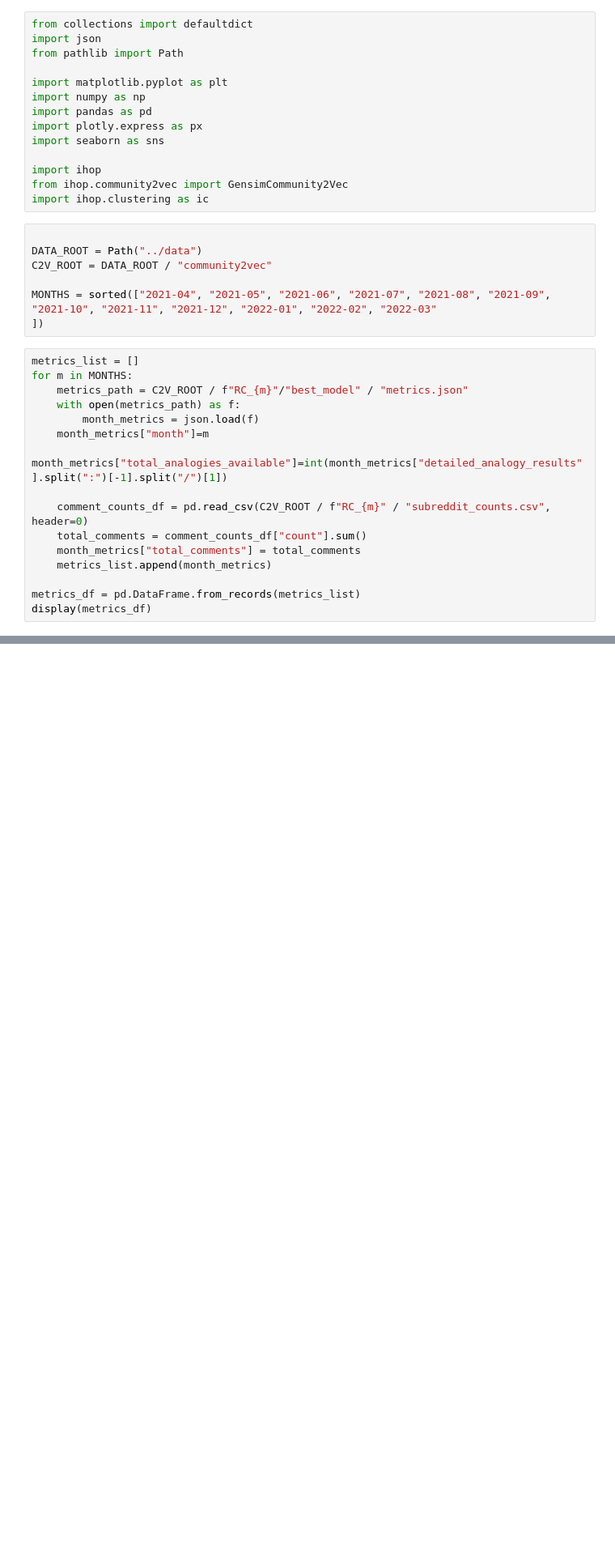
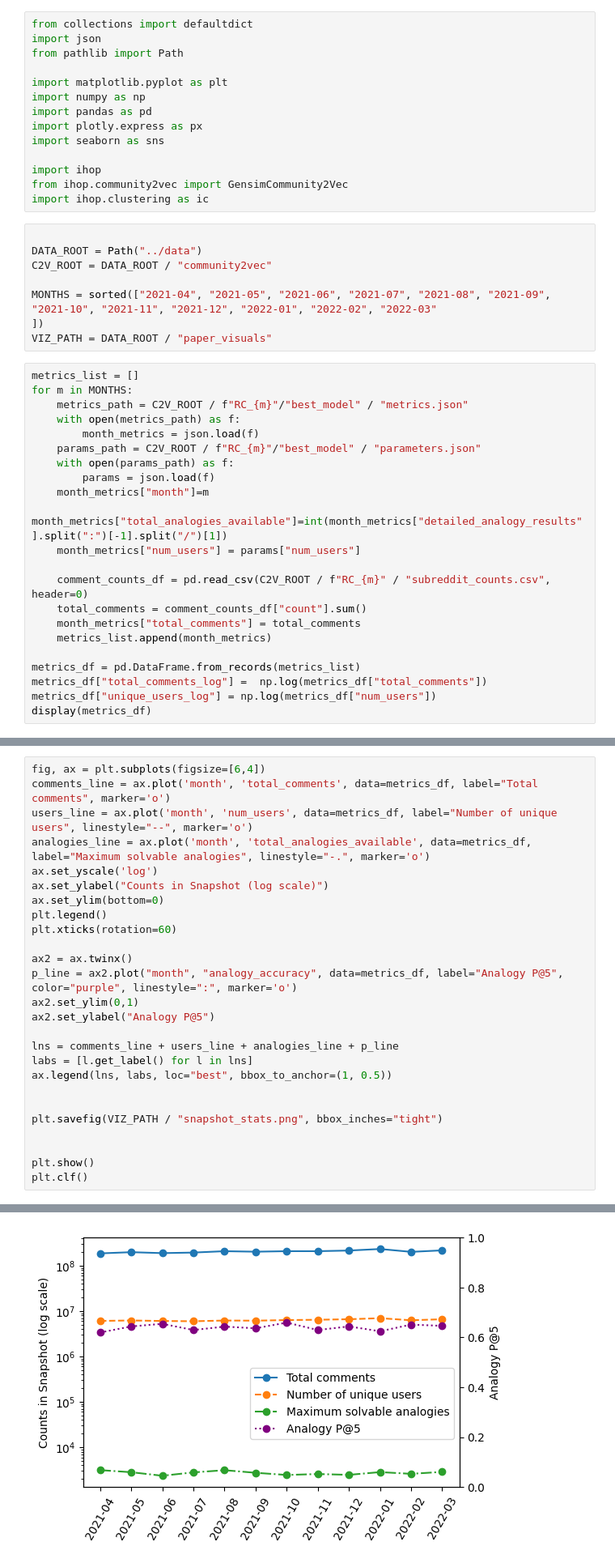
Before and after one commit to UMassCDS/IHOP-Reddit, a Jupyter notebook: notebooks/plot_final_community2vec_results.ipynb, the cells around one changed output, grey strips where cells are left out. Shown at 81% size. Cells and saved outputs as stored; diff of their text form; blank space fills up the shorter version.

```diff
--- a/notebooks/plot_final_community2vec_results.ipynb
+++ b/notebooks/plot_final_community2vec_results.ipynb
@@ -19,14 +19,19 @@ C2V_ROOT = DATA_ROOT / "community2vec"
 
 MONTHS = sorted(["2021-04", "2021-05", "2021-06", "2021-07", "2021-08", "2021-09", "2021-10", "2021-11", "2021-12", "2022-01", "2022-02", "2022-03"
 ])
+VIZ_PATH = DATA_ROOT / "paper_visuals"
 # %%
 metrics_list = []
 for m in MONTHS:
     metrics_path = C2V_ROOT / f"RC_{m}"/"best_model" / "metrics.json"
     with open(metrics_path) as f:
         month_metrics = json.load(f)
+    params_path = C2V_ROOT / f"RC_{m}"/"best_model" / "parameters.json"
+    with open(params_path) as f:
+        params = json.load(f)
     month_metrics["month"]=m
     month_metrics["total_analogies_available"]=int(month_metrics["detailed_analogy_results"].split(":")[-1].split("/")[1])
+    month_metrics["num_users"] = params["num_users"]
 
     comment_counts_df = pd.read_csv(C2V_ROOT / f"RC_{m}" / "subreddit_counts.csv", header=0)
     total_comments = comment_counts_df["count"].sum()
@@ -34,6 +39,8 @@ for m in MONTHS:
     metrics_list.append(month_metrics)
 
 metrics_df = pd.DataFrame.from_records(metrics_list)
+metrics_df["total_comments_log"] =  np.log(metrics_df["total_comments"])
+metrics_df["unique_users_log"] = np.log(metrics_df["num_users"])
 display(metrics_df)
 # %% [output]
 |  | model_id | contexts_path | analogy_accuracy | detailed_analogy_results | num_users | max_comments | epochs | ... |
@@ -73,0 +60,27 @@ plt.clf()
+# %%
+fig, ax = plt.subplots(figsize=[6,4])
+comments_line = ax.plot('month', 'total_comments', data=metrics_df, label="Total comments", marker='o')
+users_line = ax.plot('month', 'num_users', data=metrics_df, label="Number of unique users", linestyle="--", marker='o')
+analogies_line = ax.plot('month', 'total_analogies_available', data=metrics_df, label="Maximum solvable analogies", linestyle="-.", marker='o')
+ax.set_yscale('log')
+ax.set_ylabel("Counts in Snapshot (log scale)")
+ax.set_ylim(bottom=0)
+plt.legend()
+plt.xticks(rotation=60)
+
+ax2 = ax.twinx()
+p_line = ax2.plot("month", "analogy_accuracy", data=metrics_df, label="Analogy P@5", color="purple", linestyle=":", marker='o')
+ax2.set_ylim(0,1)
+ax2.set_ylabel("Analogy P@5")
+
+lns = comments_line + users_line + analogies_line + p_line
+labs = [l.get_label() for l in lns]
+ax.legend(lns, labs, loc="best", bbox_to_anchor=(1, 0.5))
+
+
+plt.savefig(VIZ_PATH / "snapshot_stats.png", bbox_inches="tight")
+
+
+plt.show()
+plt.clf()
+# %% [output]
@@ -73,0 +89 @@ plt.clf()
+[figure, added]
```
Also changed, not shown: parts of 4 cells of this notebook, 2 other files.
